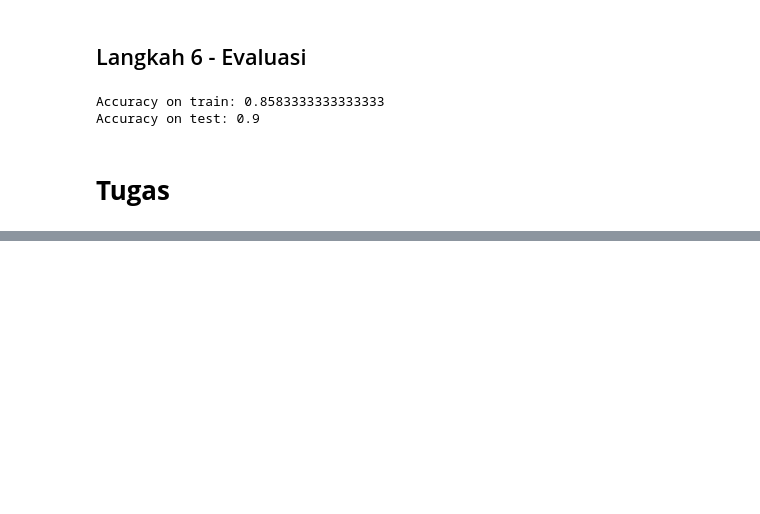
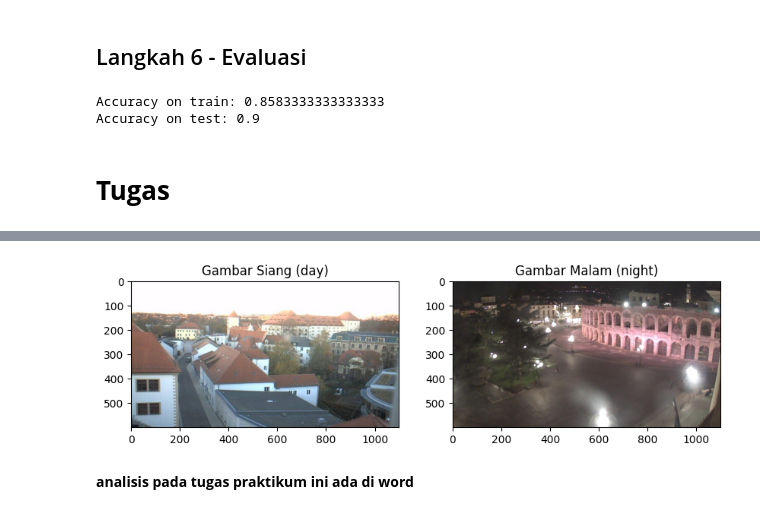
Before and after one commit to agungfradiansyah12/MesingLearning, a Jupyter notebook: jb10MesinLearningSVM.ipynb, the cells around one changed output, grey strips where cells are left out. Saved outputs shown, nothing was run; the diff lists cells and outputs as text; code cells hidden in the pictures; blank space fills up the shorter version.

Commit message:
TUGAS PRAKTIKUM AGUNG

```diff
--- a/jb10MesinLearningSVM.ipynb
+++ b/jb10MesinLearningSVM.ipynb
@@ -703,0 +819,17 @@ Accuracy on test: 0.9
+# %%
+def standarized_input(image):     # Fungsi untuk menstandarkan ukuran setiap gambar
+    return cv2.resize(image, (1100, 600))       # Mengubah ukuran gambar menjadi 1100x600 piksel agar seragam
+
+def label_encoder(label):     # Fungsi untuk mengubah label teks menjadi angka
+    return 1 if label == 'day' else 0   # Jika label 'day' diberi nilai 1, sedangkan 'night' diberi nilai 0
+
+def preprocess(img_list):       # Fungsi untuk melakukan preprocessing pada seluruh gambar
+    std_img_list = []          # List kosong untuk menyimpan hasil preprocessing
+    for img, label in img_list:      # Melakukan iterasi pada setiap pasangan (gambar, label)
+        std_img = standarized_input(img)     # Ubah ukuran gambar agar memiliki dimensi yang sama
+        lbl = label_encoder(label)                   # Encode label menjadi bentuk numerik (1/0)
+        std_img_list.append((std_img, lbl))          # Simpan hasil preprocessing sebagai tuple (gambar, label angka)
+    return std_img_list                              # Kembalikan list berisi hasil gambar dan label terproses
+
+train_std = preprocess(train_img)       # Terapkan preprocessing pada data training
+test_std = preprocess(test_img)     # Terapkan preprocessing pada data testing
@@ -703,0 +932,20 @@ Accuracy on test: 0.9
+# %%
+import random
+fig, axs = plt.subplots(1, 2, figsize=(10, 5))
+
+# Pilih acak gambar siang
+day_img = random.choice([img for img, lbl in train_std if lbl == 1])
+axs[0].imshow(day_img)
+axs[0].set_title("Gambar Siang (day)")
+
+
+# Pilih acak gambar malam
+night_img = random.choice([img for img, lbl in train_std if lbl == 0])
+axs[1].imshow(night_img)
+axs[1].set_title("Gambar Malam (night)")
+
+plt.show()
+# %% [output]
+[figure, added]
+# %% [markdown]
+**analisis pada tugas praktikum ini ada di word**
```
Also changed, not shown: parts of 23 cells of this notebook.
